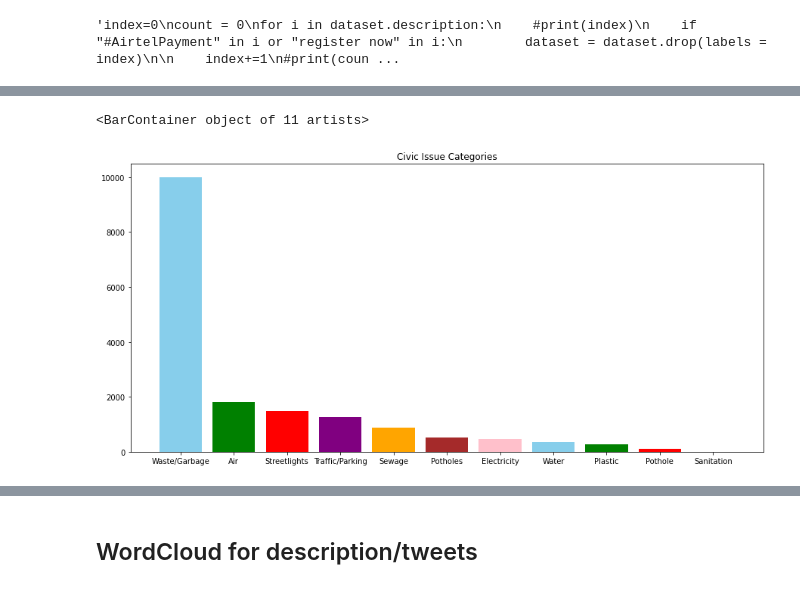
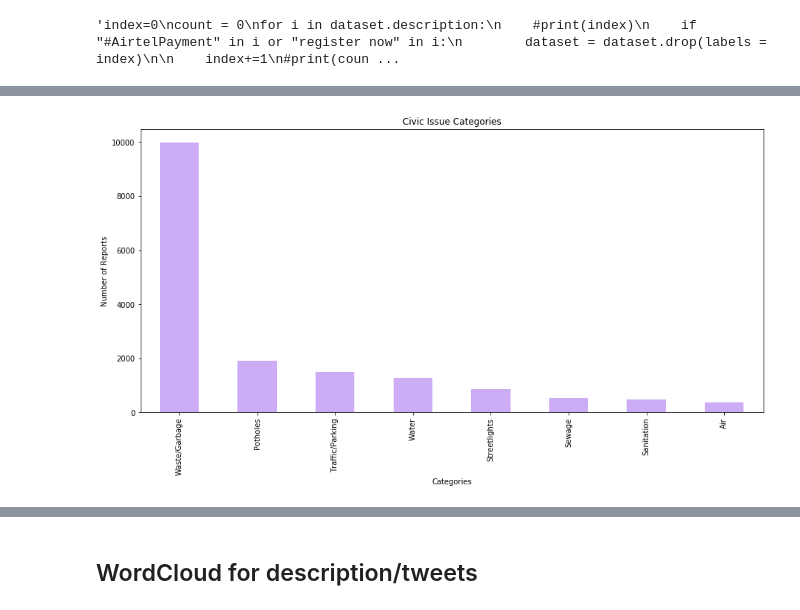
Before and after one commit to ShriyaShankar/mini-project, a Jupyter notebook: EDA.ipynb, the cells around one changed output, grey strips where cells are left out. Drawn from its saved outputs; the diff is of its cells as text; code cells hidden in the pictures.

Commit message:
cleaned data and performed EDA

```diff
--- a/EDA.ipynb
+++ b/EDA.ipynb
@@ -93,7 +59,13 @@ plt.show()'''
-# %%
-plt.figure(figsize=(15,7))
-plt.title("Civic Issue Categories")
-plt.bar(label, height = data,color = ['skyblue','green','red','purple','orange','brown','pink'])
-# %% [output]
-<BarContainer object of 11 artists>
-[figure, removed]
+# %%
+plt.figure(figsize=(15,7))
+plt.title("Civic Issue Categories")
+data = civic.category.value_counts()[:-2]
+# for i in data:
+#     print(i)
+
+ax = data.plot(kind='bar',color='#cdacf6')
+ax.set_xlabel('Categories')
+ax.set_ylabel('Number of Reports')
+plt.show()
+# %% [output]
+[figure, added]
```
Also changed, not shown: parts of 6 cells of this notebook, 2 other files.
